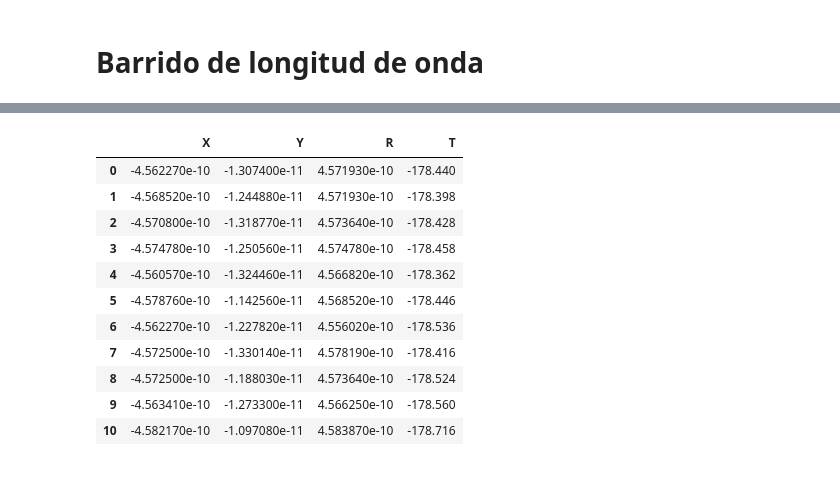
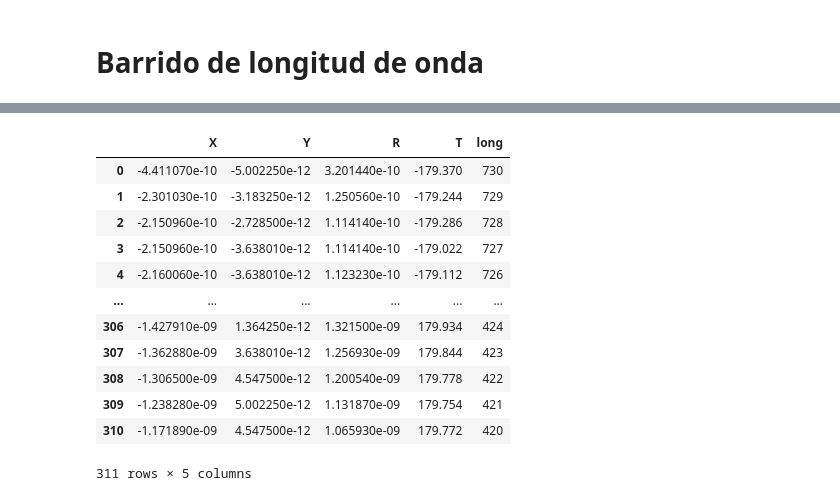
Before and after one commit to BernardoPironio/Efecto-fotoelectrico, a Jupyter notebook: codigo_mediciones.ipynb, the cells around one changed output, grey strips where cells are left out. Cells and saved outputs as stored; diff of their text form; code cells hidden in the pictures.

```diff
--- a/codigo_mediciones.ipynb
+++ b/codigo_mediciones.ipynb
@@ -61,15 +43,15 @@ R = []
 T = []
 V = []
 
-for i in np.linspace(-1.5,1,50):
-    lockin.set_aux_out(3,i)
-    lockin.auto_scale()
+for i in np.linspace(-1.5,0.7,200):
+    lockin.set_aux_out(1,i)
     medicionXY = lockin.get_medicion()
     medicionRT = lockin.get_medicion(False)
-    print(medicionXY)
-    print(medicionRT)
+    print(f'Voltaje = {i}')
+    print(f'{medicionXY = }')
+    print(f'{medicionRT = }')
     print('------------------')
-    time.sleep(0.2)
+    time.sleep(0.5)
 
     V.append(i)
     X.append(medicionXY[0])
@@ -148,19 +121,23 @@ X = []
 Y = []
 R = []
 T = []
+long = []
 
-for i in np.linspace(420,730,311).astype('int'):
-    lockin.set_aux_out(1,5)
-    time.sleep(0.1)
-    lockin.set_aux_out(1,0)
-    lockin.set_aux_out(3,0.3)
-    lockin.auto_scale()
+lockin.set_aux_out(1,1)
+
+for i in np.linspace(0,310,311).astype('int'):
+    #--------Guardo longitud--------#
+    long.append(730-i)
+    lockin.set_aux_out(3,5)
+    lockin.set_aux_out(3,0)
+    time.sleep(0.5)
     medicionXY = lockin.get_medicion()
     medicionRT = lockin.get_medicion(False)
-    print(medicionXY)
-    print(medicionRT)
+    print(f'Longitud de onda:{730-i}')
+    print(f'{medicionXY = }')
+    print(f'{medicionRT = }')
     print('------------------')
-    time.sleep(0.1)
+    time.sleep(0.5)
 
     X.append(medicionXY[0])
     Y.append(medicionXY[1])
@@ -187,20 +164,22 @@ for i in np.linspace(420,730,311).astype('int'):
 # %%
 data = pd.DataFrame({'X':X,
                      'Y':Y,
                      'R':R,
-                     'T':T})
+                     'T':T,
+                     'long':long})
 
 display(data)
 # %% [output]
-|  | X | Y | R | T |
-| 0 | -4.562270e-10 | -1.307400e-11 | 4.571930e-10 | -178.440 |
-| 1 | -4.568520e-10 | -1.244880e-11 | 4.571930e-10 | -178.398 |
-| 2 | -4.570800e-10 | -1.318770e-11 | 4.573640e-10 | -178.428 |
-| 3 | -4.574780e-10 | -1.250560e-11 | 4.574780e-10 | -178.458 |
-| 4 | -4.560570e-10 | -1.324460e-11 | 4.566820e-10 | -178.362 |
-| 5 | -4.578760e-10 | -1.142560e-11 | 4.568520e-10 | -178.446 |
-| 6 | -4.562270e-10 | -1.227820e-11 | 4.556020e-10 | -178.536 |
-| 7 | -4.572500e-10 | -1.330140e-11 | 4.578190e-10 | -178.416 |
-| 8 | -4.572500e-10 | -1.188030e-11 | 4.573640e-10 | -178.524 |
-| 9 | -4.563410e-10 | -1.273300e-11 | 4.566250e-10 | -178.560 |
-| 10 | -4.582170e-10 | -1.097080e-11 | 4.583870e-10 | -178.716 |
+|  | X | Y | R | T | long |
+| 0 | -4.411070e-10 | -5.002250e-12 | 3.201440e-10 | -179.370 | 730 |
+| 1 | -2.301030e-10 | -3.183250e-12 | 1.250560e-10 | -179.244 | 729 |
+| 2 | -2.150960e-10 | -2.728500e-12 | 1.114140e-10 | -179.286 | 728 |
+| 3 | -2.150960e-10 | -3.638010e-12 | 1.114140e-10 | -179.022 | 727 |
+| 4 | -2.160060e-10 | -3.638010e-12 | 1.123230e-10 | -179.112 | 726 |
+| ... | ... | ... | ... | ... | ... |
+| 306 | -1.427910e-09 | 1.364250e-12 | 1.321500e-09 | 179.934 | 424 |
+| 307 | -1.362880e-09 | 3.638010e-12 | 1.256930e-09 | 179.844 | 423 |
+| 308 | -1.306500e-09 | 4.547500e-12 | 1.200540e-09 | 179.778 | 422 |
+| 309 | -1.238280e-09 | 5.002250e-12 | 1.131870e-09 | 179.754 | 421 |
+| 310 | -1.171890e-09 | 4.547500e-12 | 1.065930e-09 | 179.772 | 420 |
+311 rows × 5 columns
```
Also changed, not shown: parts of 13 cells of this notebook, 27 other files.
